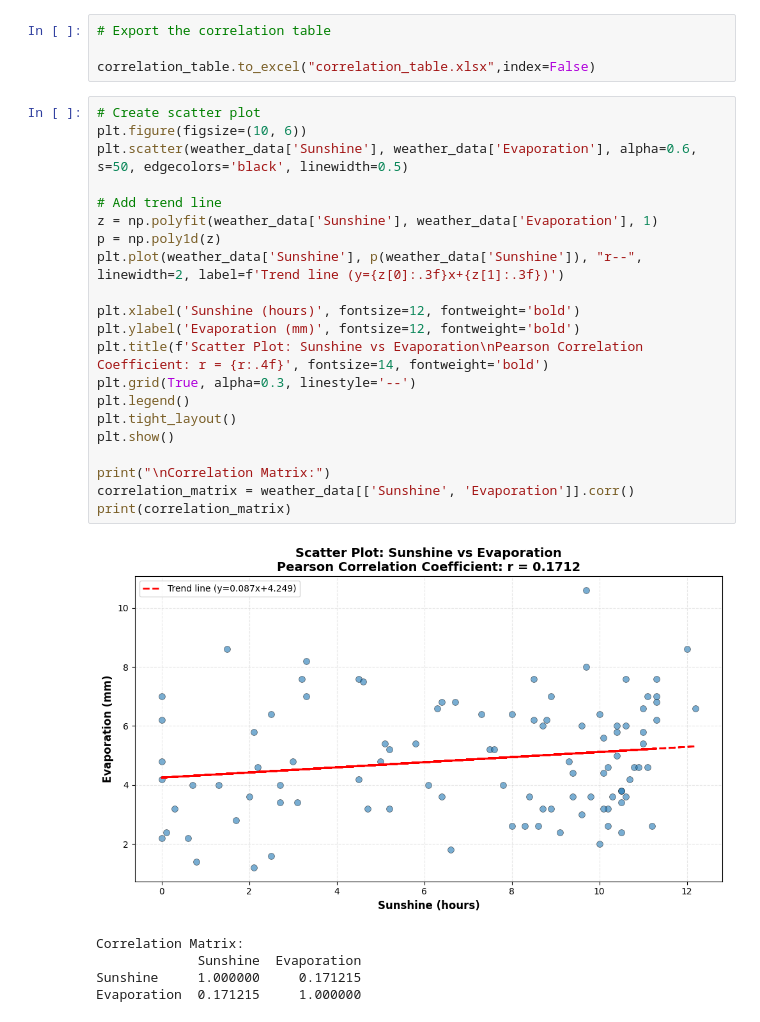
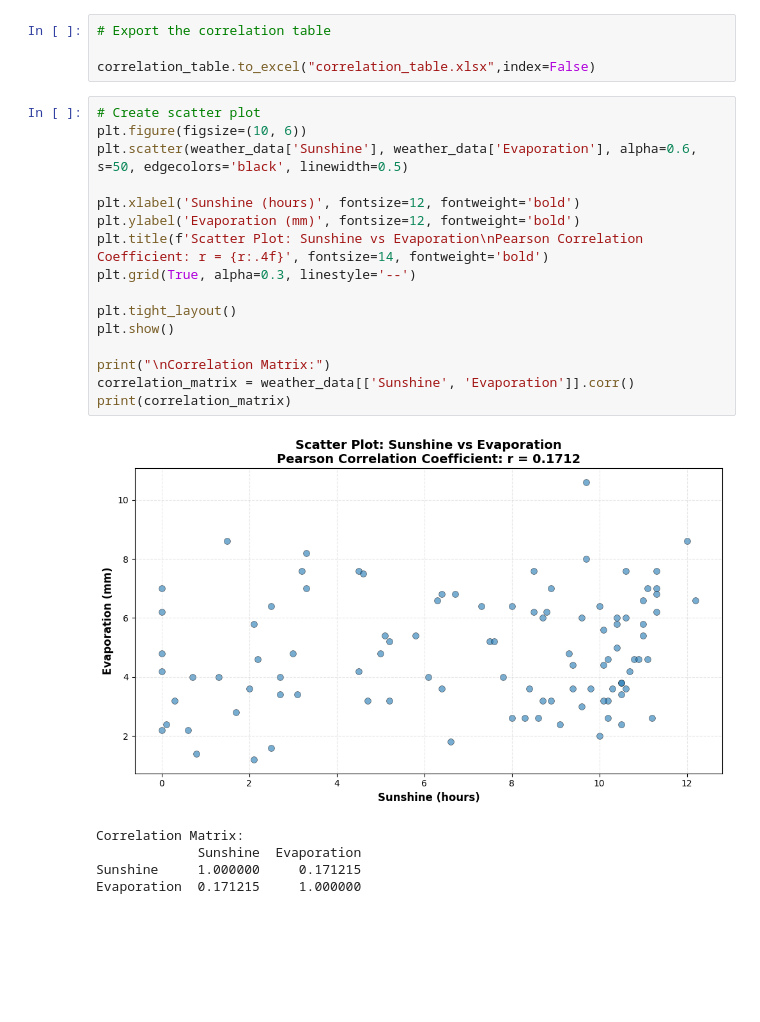
Before and after one commit to NotAlpha45/Statistics_Term_Paper, a Jupyter notebook: analysis.ipynb, the cells around one changed output. Drawn from its saved outputs; the diff is of its cells as text; blank space fills up the shorter version.

```diff
--- a/analysis.ipynb
+++ b/analysis.ipynb
@@ -407,26 +407,21 @@ correlation_table.to_excel("correlation_table.xlsx",index=False)
 # %%
 # Create scatter plot
 plt.figure(figsize=(10, 6))
 plt.scatter(weather_data['Sunshine'], weather_data['Evaporation'], alpha=0.6, s=50, edgecolors='black', linewidth=0.5)
 
-# Add trend line
-z = np.polyfit(weather_data['Sunshine'], weather_data['Evaporation'], 1)
-p = np.poly1d(z)
-plt.plot(weather_data['Sunshine'], p(weather_data['Sunshine']), "r--", linewidth=2, label=f'Trend line (y={z[0]:.3f}x+{z[1]:.3f})')
-
 plt.xlabel('Sunshine (hours)', fontsize=12, fontweight='bold')
 plt.ylabel('Evaporation (mm)', fontsize=12, fontweight='bold')
 plt.title(f'Scatter Plot: Sunshine vs Evaporation\nPearson Correlation Coefficient: r = {r:.4f}', fontsize=14, fontweight='bold')
 plt.grid(True, alpha=0.3, linestyle='--')
-plt.legend()
+
 plt.tight_layout()
 plt.show()
 
 print("\nCorrelation Matrix:")
 correlation_matrix = weather_data[['Sunshine', 'Evaporation']].corr()
 print(correlation_matrix)
 # %% [output]
-[figure, old version]
+[figure, new version]
 Correlation Matrix:
              Sunshine  Evaporation
 Sunshine     1.000000     0.171215
```
Also changed, not shown: parts of 3 cells of this notebook.
